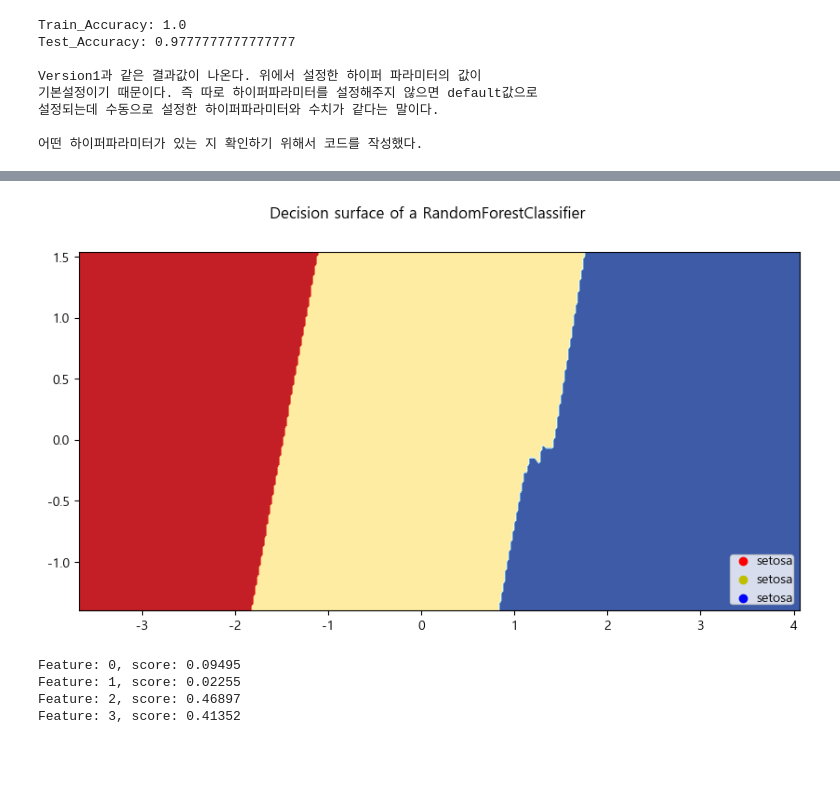
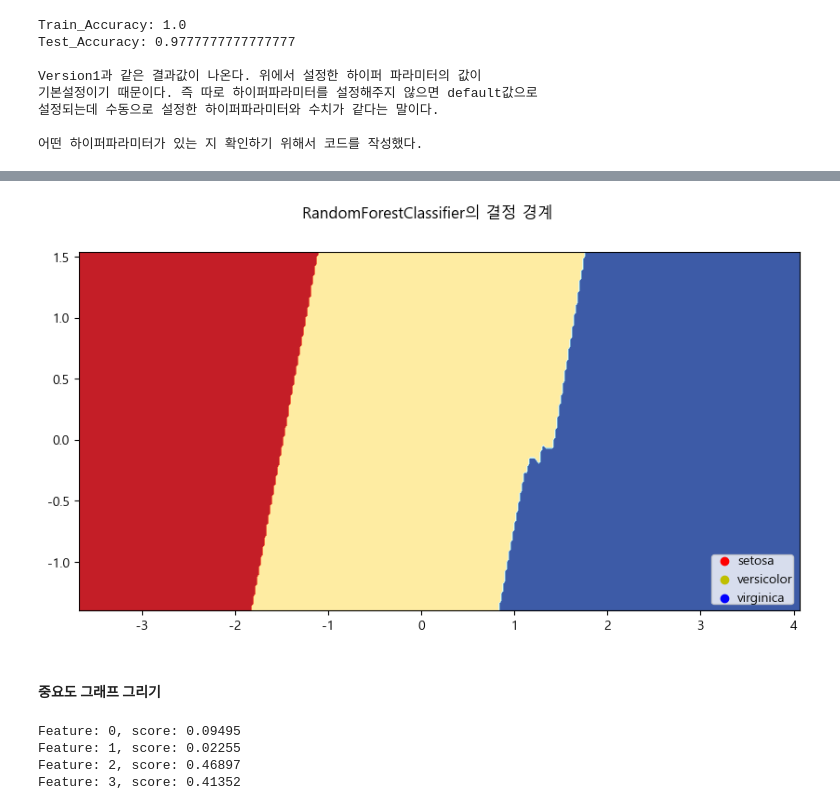
Before and after one commit to honeydanji/Python_Practice, a Jupyter notebook: Data_Practice/DataPractice03_붓꽃/Iris_RandomForest.ipynb, the cells around one changed output, grey strips where cells are left out. Drawn from its saved outputs; the diff is of its cells as text; code cells hidden in the pictures; blank space fills up the shorter version.

Commit message:
Iris_RandomForest_Complete

```diff
--- a/Data_Practice/DataPractice03_붓꽃/Iris_RandomForest.ipynb
+++ b/Data_Practice/DataPractice03_붓꽃/Iris_RandomForest.ipynb
@@ -247,43 +267,47 @@ print(text)
 # %%
-## 결정경계
+pca = PCA(n_components=2).fit(X_train) ### PCA 객체 생성(주성분 2개) > PCA로 학습 시켜서 4D를 2D로 축소.
+pca_2d = pca.transform(X_train) ### pca객체에 맞춰서 학습용 데이터 성분을 2개의 주성분으로 변환.
 
-### 시각화를 위해 데이터를 2차원으로 줄이는 PCA
-pca = PCA(n_components=2).fit(X_train)
-pca_2d = pca.transform(X_train)
+colors = 'ryb'  ### 컬러 지정
+cmap = plt.cm.RdYlBu ###
 
-### 그래프를 그리기 위해 미리 설정
-colors = 'ryb'
-cmap = plt.cm.RdYlBu
-plot_step = 0.02
-plot_step_coarser = 0.5
-RANDOM_SEED = 13
+plot_step = 0.02 ### meshgrid를 위한 스텝 크기
 
-plt.figure(figsize=(10, 5))
+plt.figure(figsize=(10, 5)) ### 그래프 사이즈
 
-### 학습 데이터 포인트를 그리기
-for color, i, target_name in zip(colors, [0, 1, 2], iris['species']):
+## 학습 데이터 점 그리기
+for color, i, target_name in zip(colors, [0, 1, 2], le.classes_):
     plt.scatter(pca_2d[y_train == i, 0], pca_2d[y_train == i, 1], color=color, label=target_name)
 
-plt.suptitle("Decision surface of a RandomForestClassifier")
-plt.legend(loc='lower right', borderpad=0, handletextpad=0)
-plt.axis("tight")
+plt.suptitle("RandomForestClassifier의 결정 경계") ### 그래프 제목
+plt.legend(loc='lower right', borderpad=0, handletextpad=0) ### 범례설정
+plt.axis("tight") ### 축 속성 완전 타이트하게
 
-### 두 축에 대해 가능한 모든 점들을 생성
-x_min, x_max = pca_2d[:, 0].min() - 1, pca_2d[:, 0].max() + 1
-y_min, y_max = pca_2d[:, 1].min() - 1, pca_2d[:, 1].max() + 1
-xx, yy = np.meshgrid(np.arange(x_min, x_max, plot_step),
+## 2차원 공간에 있는 가능한 모든 점에 대한 그리드 생성
+x_min, x_max = pca_2d[:, 0].min() - 1, pca_2d[:, 0].max() + 1 ### x 범위 설정
+y_min, y_max = pca_2d[:, 1].min() - 1, pca_2d[:, 1].max() + 1 ### y 범위 설정
+xx, yy = np.meshgrid(np.arange(x_min, x_max, plot_step), ### xx ,yy 좌표 생성
                      np.arange(y_min, y_max, plot_step))
 
-### 각 점에 대해 예측
-Z = best_model.predict(pca.inverse_transform(np.c_[xx.ravel(), yy.ravel()]))
+## 그리드의 각 점에 대해 예측
+Z = best_model.predict(pca.inverse_transform(np.c_[xx.ravel(), yy.ravel()])) ### 코드
+                                                                             ### ravel(): 다차원 배열을 1차원 배열로 변환
+                                                                             ### np.c[] : 주어진 1차원 배열들을 열방향으로 결합해서
+                                                                             ###          새로운 2차원 배열을 생성한다.
+                                                                             ### ex)      [1,2,3] --> [[1, 4],
+                                                                             ###          [4,5,6]      [2, 5],
+                                                                             ###                       [3, 6]]
+
 Z = Z.reshape(xx.shape)
 
-### 등고선 그래프를 그림으로써 결정 경계 표시
+## 결정 경계 그리기
 cs = plt.contourf(xx, yy, Z, cmap=cmap)
 
 plt.show()
 # %% [output]
-[figure, old version]
+[figure, new version]
+# %% [markdown]
+#### 중요도 그래프 그리기
 # %%
 ## 중요도 그래프 그려서 출력하기
 importance = best_model.feature_importances_
```
Also changed, not shown: parts of 5 cells of this notebook.
